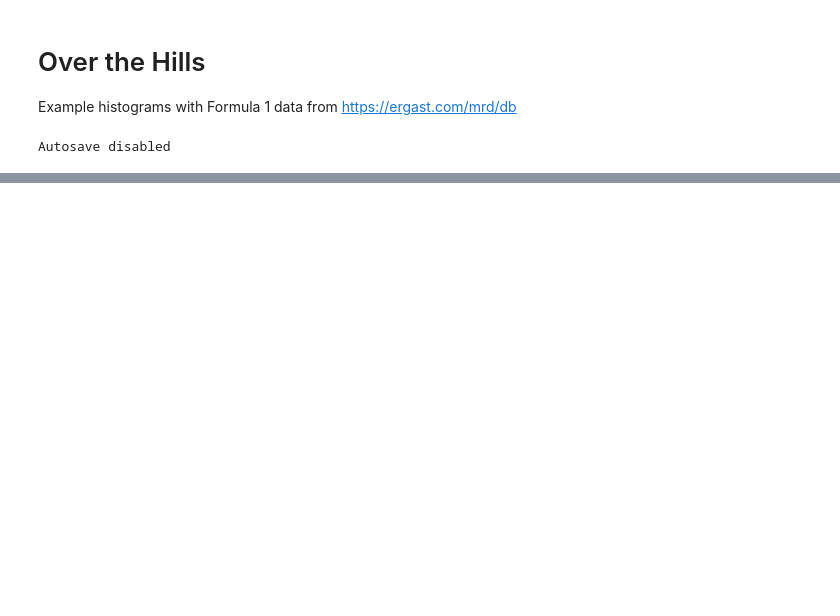
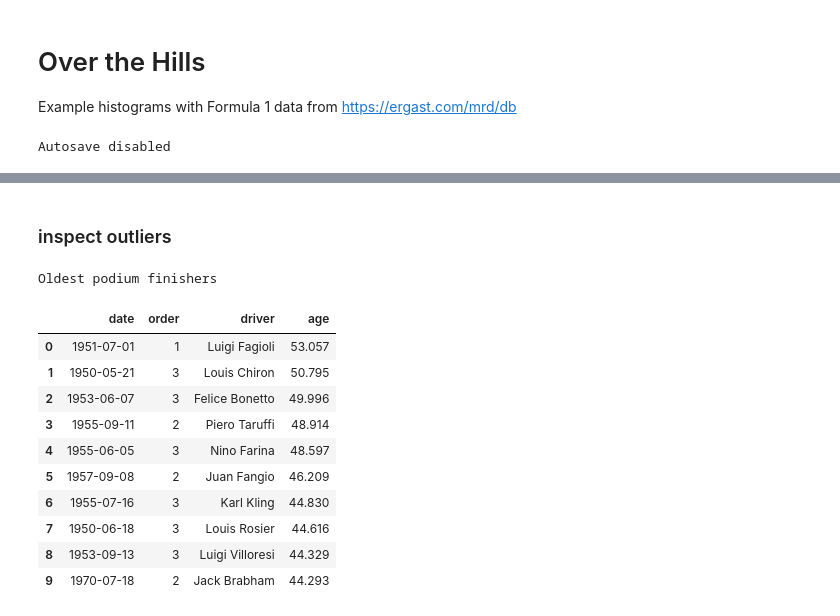
Before and after one commit to samkennerly/kingofsnake, a Jupyter notebook: books/viz/hist.ipynb, the cells around one changed output, grey strips where cells are left out. Drawn from its saved outputs; the diff is of its cells as text; code cells hidden in the pictures; blank space fills up the shorter version.

```diff
--- a/books/viz/hist.ipynb
+++ b/books/viz/hist.ipynb
@@ -15,0 +67,19 @@ plot = Plot()
+# %% [markdown]
+### inspect outliers
+# %%
+print("Oldest podium finishers")
+olds = pods.groupby('driver')['age'].idxmax()
+pods.loc[olds].nlargest(10, 'age').reset_index(drop=True)
+# %% [output]
+Oldest podium finishers
+|  | date | order | driver | age |
+| 0 | 1951-07-01 | 1 | Luigi Fagioli | 53.057 |
+| 1 | 1950-05-21 | 3 | Louis Chiron | 50.795 |
+| 2 | 1953-06-07 | 3 | Felice Bonetto | 49.996 |
+| 3 | 1955-09-11 | 2 | Piero Taruffi | 48.914 |
+| 4 | 1955-06-05 | 3 | Nino Farina | 48.597 |
+| 5 | 1957-09-08 | 2 | Juan Fangio | 46.209 |
+| 6 | 1955-07-16 | 3 | Karl Kling | 44.830 |
+| 7 | 1950-06-18 | 3 | Louis Rosier | 44.616 |
+| 8 | 1953-09-13 | 3 | Luigi Villoresi | 44.329 |
+| 9 | 1970-07-18 | 2 | Jack Brabham | 44.293 |
```
Also changed, not shown: parts of 8 cells of this notebook.
